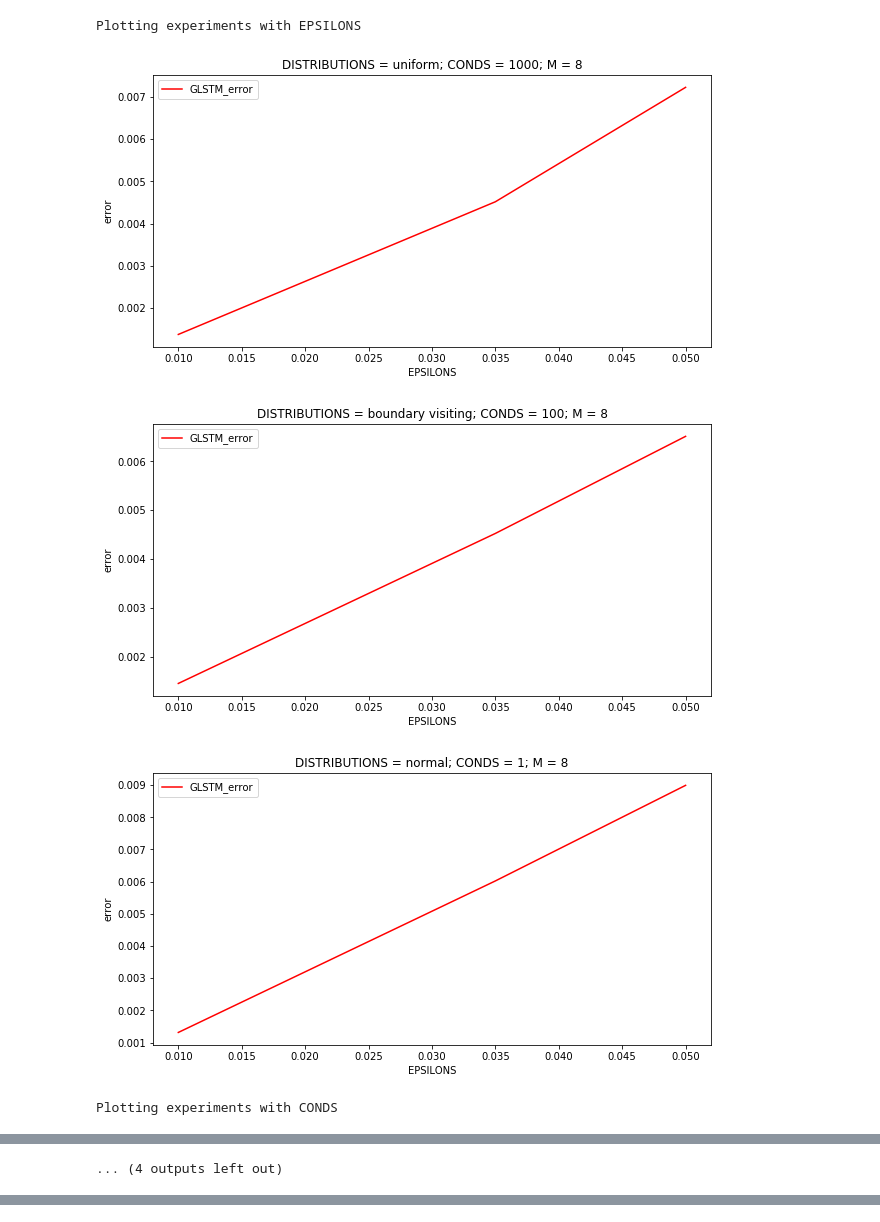
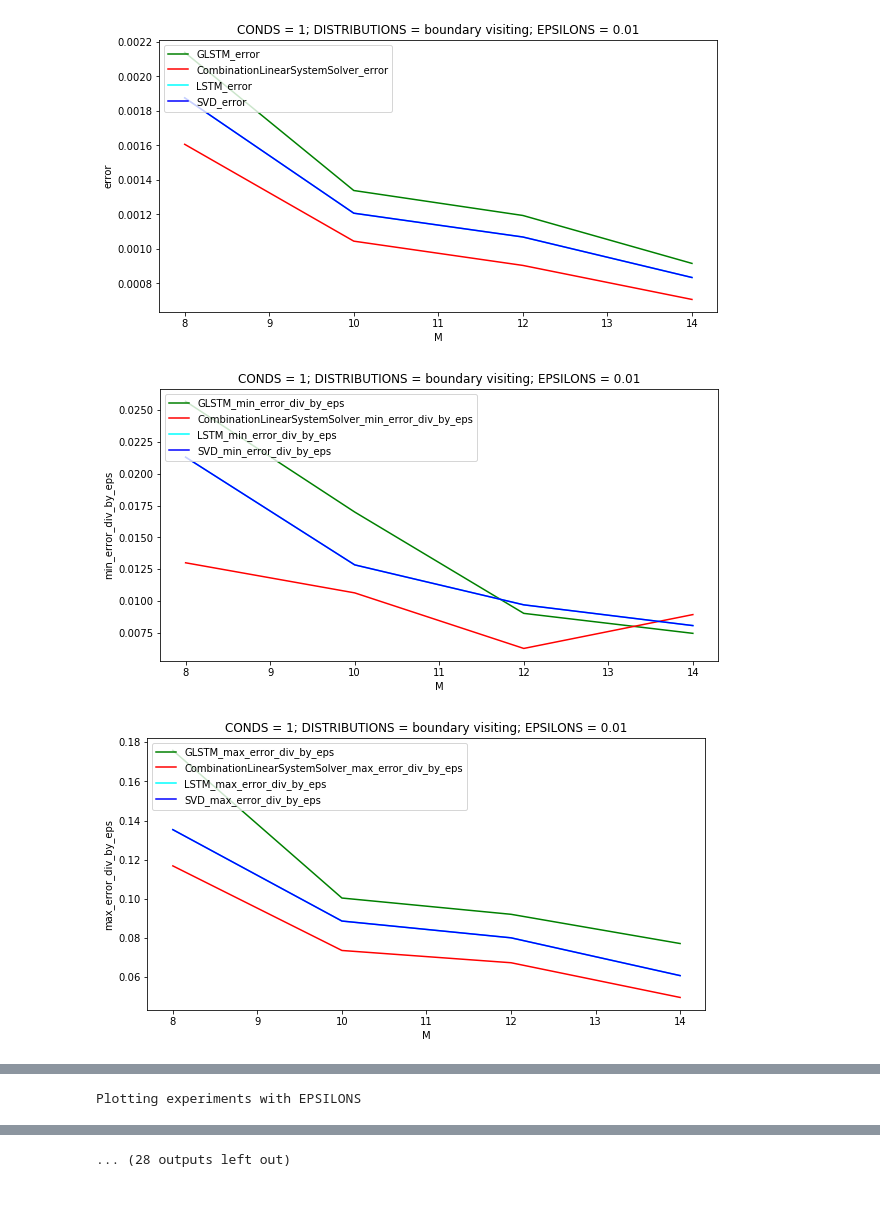
Before and after one commit to VSydorskyy/IASAGameTheory, a Jupyter notebook: example.ipynb, the cells around one changed output, grey strips where cells are left out. Drawn from its saved outputs; the diff is of its cells as text; code cells hidden in the pictures.

```diff
--- a/example.ipynb
+++ b/example.ipynb
@@ -13,7 +13,7 @@ from utils.sup_functions import boundary_visiting
 
 %matplotlib inline
 # %%
-grid_params = {'M':[i for i in range(8, 14, 2)],
+grid_params = {'M':[i for i in range(8, 16, 2)],
                'EPSILONS':[0.01, 0.035, 0.05],
                'CONDS':[1,10,100, 1000, 5000],
                'DISTRIBUTIONS':{'uniform': lambda m: np.random.uniform(size=m), 'normal': lambda m: np.random.normal(size=m), 'boundary visiting': boundary_visiting}}
@@ -21,9 +21,9 @@ grid_params = {'M':[i for i in range(8, 14, 2)],
 exp = Experiment(grid_params=grid_params,
                  n_dim=5,
                  x_vector=np.array([0.3, 0.5, 0.7, 0.82, 0.9]),
-                 models=[GeneralizedLeastSquare()])
+                 models=[GeneralizedLeastSquare(genetic_alg_steps=30), CombinationLinearSystemSolver(combinations_to_take=40), LeastSquare(), SingularDecomposition()])
 # %%
-experiment_result = exp.run_experiment(monte_karlo_steps=20, verbose=False)
+experiment_result = exp.run_experiment(monte_karlo_steps=30, verbose=False)
 # %%
 experiment_result.head(20)
 # %% [output]
@@ -47,4 +121,4 @@ experiment_result.head(20)
 # %%
-exp.visualise_experiment(colors=['red'])
+exp.visualise_experiment(colors=['green','red','cyan','blue'])
 # %% [output]
 Plotting experiments with M
@@ -54,5 +128,3 @@ Plotting experiments with M
-Plotting experiments with EPSILONS
-[figure, old version]
+[figure, new version]
-[figure, old version]
+[figure, new version]
-[figure, old version]
+[figure, new version]
-Plotting experiments with CONDS
@@ -62 +134 @@ Plotting experiments with CONDS
-... (4 outputs left out)
+Plotting experiments with EPSILONS
@@ -62,0 +136 @@ Plotting experiments with CONDS
+... (28 outputs left out)
```
Also changed, not shown: parts of 7 cells of this notebook, 5 other files.
